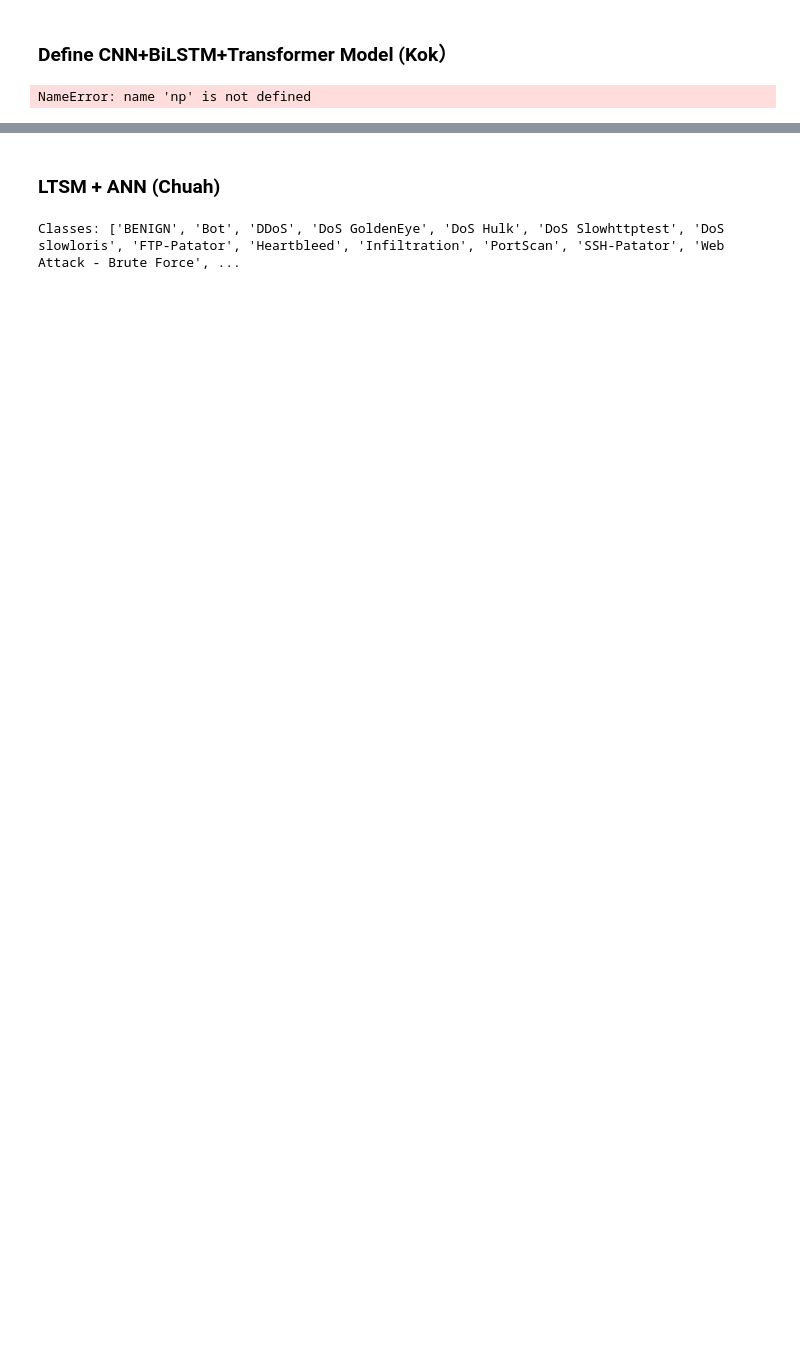
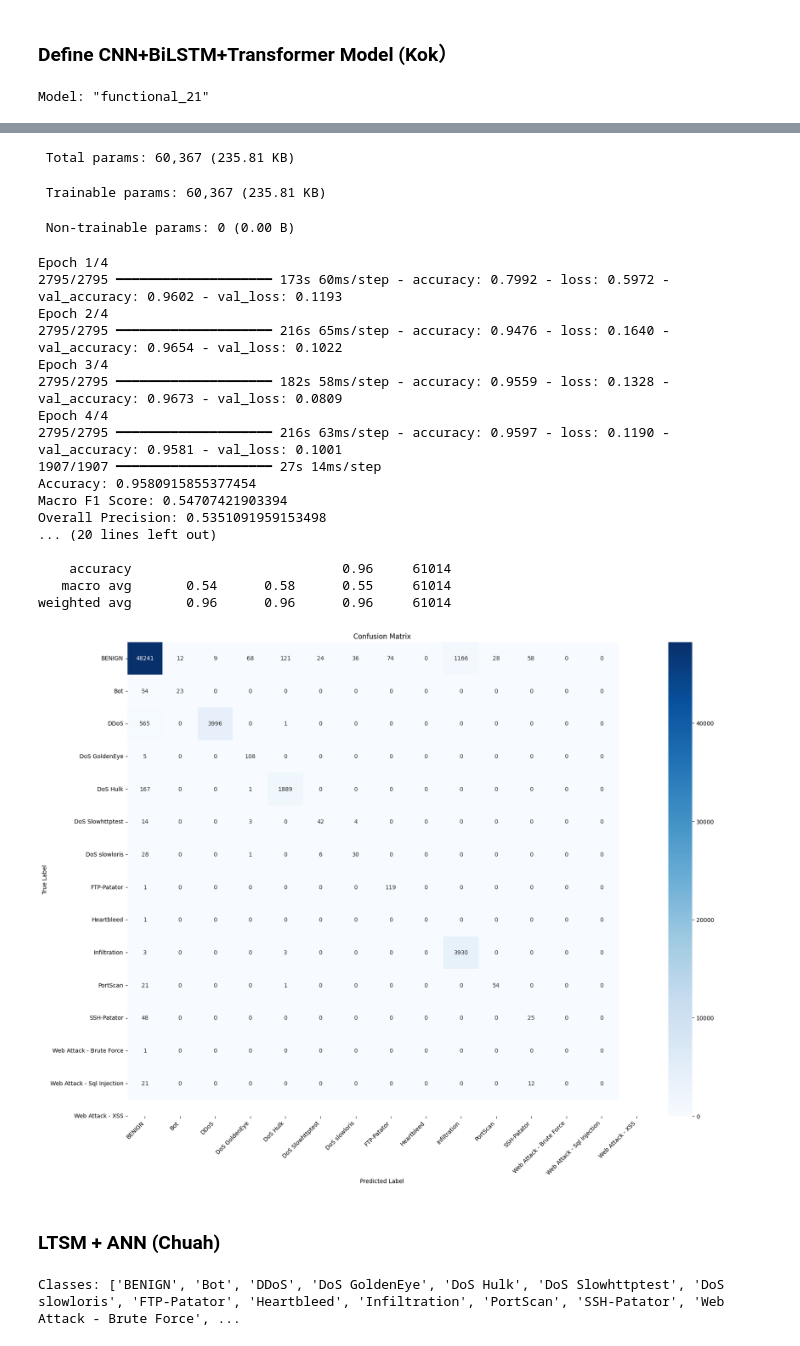
Before and after one commit to JamesTan44181/DLI-Group-Assignment, a Jupyter notebook: GroupAssignment.ipynb, the cells around one changed output, grey strips where cells are left out. Cells and saved outputs as stored; diff of their text form; code cells hidden in the pictures; blank space fills up the shorter version.

Commit message:
Modify Transformer Model Code

```diff
--- a/GroupAssignment.ipynb
+++ b/GroupAssignment.ipynb
@@ -530,31 +527,25 @@ X_test_reshaped = np.expand_dims(X_test, axis=-1)
 inputs = Input(shape=(X_train_reshaped.shape[1], X_train_reshaped.shape[2]))
 
 # --- CNN Block ---
-x = Conv1D(filters=64, kernel_size=3, activation='relu', padding='same')(inputs)
+x = Conv1D(filters=32, kernel_size=3, activation='relu', padding='same')(inputs)
 x = MaxPooling1D(pool_size=2)(x)
 
 # --- BiLSTM Block ---
-x = Bidirectional(LSTM(64, return_sequences=True))(x)
+x = Bidirectional(LSTM(32, return_sequences=True))(x)
 
 # --- Transformer Block ---
-attn_output = MultiHeadAttention(num_heads=4, key_dim=64)(x, x)
+attn_output = MultiHeadAttention(num_heads=4, key_dim=32)(x, x)
 x = LayerNormalization(epsilon=1e-6)(x + attn_output)
 
 # --- Pooling ---
 x = GlobalAveragePooling1D()(x)
 
-# --- Dense Layers ---
+# --- Dense Layers (Simplified) ---
 x = Dense(128, activation='relu')(x)
 x = Dropout(0.3)(x)
 
-x = Dense(64, activation='relu')(x)
-x = Dropout(0.3)(x)
-
-x = Dense(32, activation='relu')(x)
-x = Dropout(0.3)(x)
-
 # --- Output Layer ---
-outputs = Dense(y_train.shape[1], activation='softmax')(x)
+outputs = Dense(y_train_bal.shape[1], activation='softmax')(x)
 
 # Build Model
 model = Model(inputs, outputs)
@@ -565,7 +556,7 @@ model.summary()
 # Set hyperparameters
 learning_rate = 0.001
 batch_size = 32
-epochs = 10
+epochs = 4
 
 # Compile
 optimizer = tf.keras.optimizers.Adam(learning_rate=learning_rate)
@@ -607,6 +598,14 @@ print("Accuracy:", accuracy)
 macro_f1 = f1_score(y_true, y_pred, average='macro', zero_division=0)
 print("Macro F1 Score:", macro_f1)
 
+# Overall Precision
+overall_precision = precision_score(y_true, y_pred, average='macro', zero_division=0)
+print("Overall Precision:", overall_precision)
+
+# Overall Recall
+overall_recall = recall_score(y_true, y_pred, average='macro', zero_division=0)
+print("Overall Recall:", overall_recall)
+
 # Classification Report
 print("\nClassification Report:\n")
 print(classification_report(y_true, y_pred, zero_division=0))
@@ -625,32 +624,5 @@ plt.xlabel("Predicted Label")
 plt.ylabel("True Label")
 plt.title("Confusion Matrix")
 plt.show()
-
-# Weighted F1
-weighted_f1 = f1_score(y_true, y_pred, average='weighted', zero_division=0)
-print("Weighted F1 Score:", weighted_f1)
-
-# Cohen's Kappa
-kappa = cohen_kappa_score(y_true, y_pred)
-print("Cohen's Kappa Score:", kappa)
-
-# Multi-class ROC Curve
-n_classes = y_test.shape[1]
-plt.figure(figsize=(12, 10))
-for i in range(n_classes):
-    if y_test[:, i].sum() == 0 or np.all(y_pred_probs[:, i] == 0):
-        continue
-    fpr, tpr, _ = roc_curve(y_test[:, i], y_pred_probs[:, i])
-    roc_auc = auc(fpr, tpr)
-    plt.plot(fpr, tpr, lw=2, label=f'{label_names[i]} (AUC={roc_auc:.2f})')
-
-plt.plot([0,1], [0,1], color='navy', lw=2, linestyle='--')
-plt.xlim([0.0,1.0])
-plt.ylim([0.0,1.05])
-plt.xlabel('False Positive Rate')
-plt.ylabel('True Positive Rate')
-plt.title('Multi-class ROC Curve (One-vs-Rest)')
-plt.legend(loc="lower right")
-plt.show()
 # %% [output]
-NameError: name 'np' is not defined
+Model: "functional_21"
@@ -657,3 +646,24 @@ NameError: name 'np' is not defined
+ Total params: 60,367 (235.81 KB)
+ Trainable params: 60,367 (235.81 KB)
+ Non-trainable params: 0 (0.00 B)
+Epoch 1/4
+2795/2795 ━━━━━━━━━━━━━━━━━━━━ 173s 60ms/step - accuracy: 0.7992 - loss: 0.5972 - val_accuracy: 0.9602 - val_loss: 0.1193
+Epoch 2/4
+2795/2795 ━━━━━━━━━━━━━━━━━━━━ 216s 65ms/step - accuracy: 0.9476 - loss: 0.1640 - val_accuracy: 0.9654 - val_loss: 0.1022
+Epoch 3/4
+2795/2795 ━━━━━━━━━━━━━━━━━━━━ 182s 58ms/step - accuracy: 0.9559 - loss: 0.1328 - val_accuracy: 0.9673 - val_loss: 0.0809
+Epoch 4/4
+2795/2795 ━━━━━━━━━━━━━━━━━━━━ 216s 63ms/step - accuracy: 0.9597 - loss: 0.1190 - val_accuracy: 0.9581 - val_loss: 0.1001
+1907/1907 ━━━━━━━━━━━━━━━━━━━━ 27s 14ms/step
+Accuracy: 0.9580915855377454
+Macro F1 Score: 0.54707421903394
+Overall Precision: 0.5351091959153498
+... (20 lines left out)
+
+    accuracy                           0.96     61014
+   macro avg       0.54      0.58      0.55     61014
+weighted avg       0.96      0.96      0.96     61014
+[figure, added]
 # %% [markdown]
 ### LTSM + ANN (Chuah)
 # %%
```
Also changed, not shown: parts of 12 cells of this notebook.
